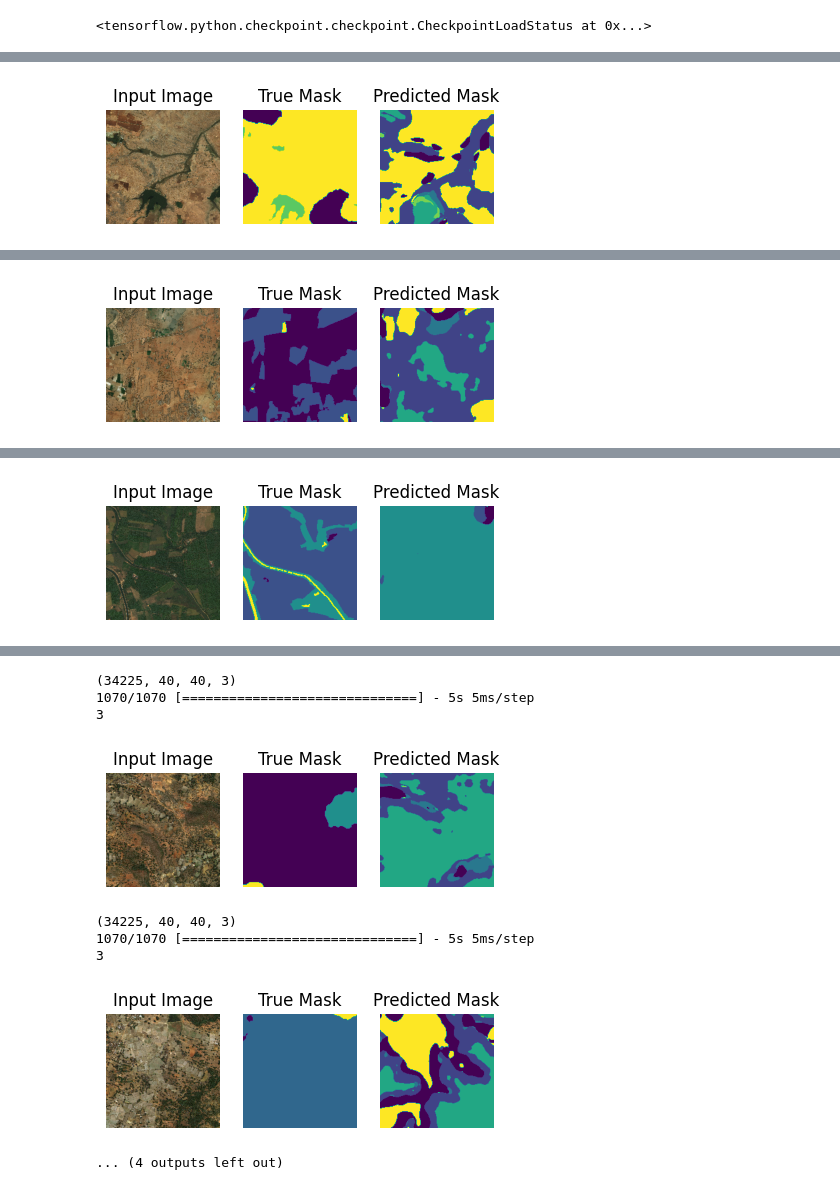
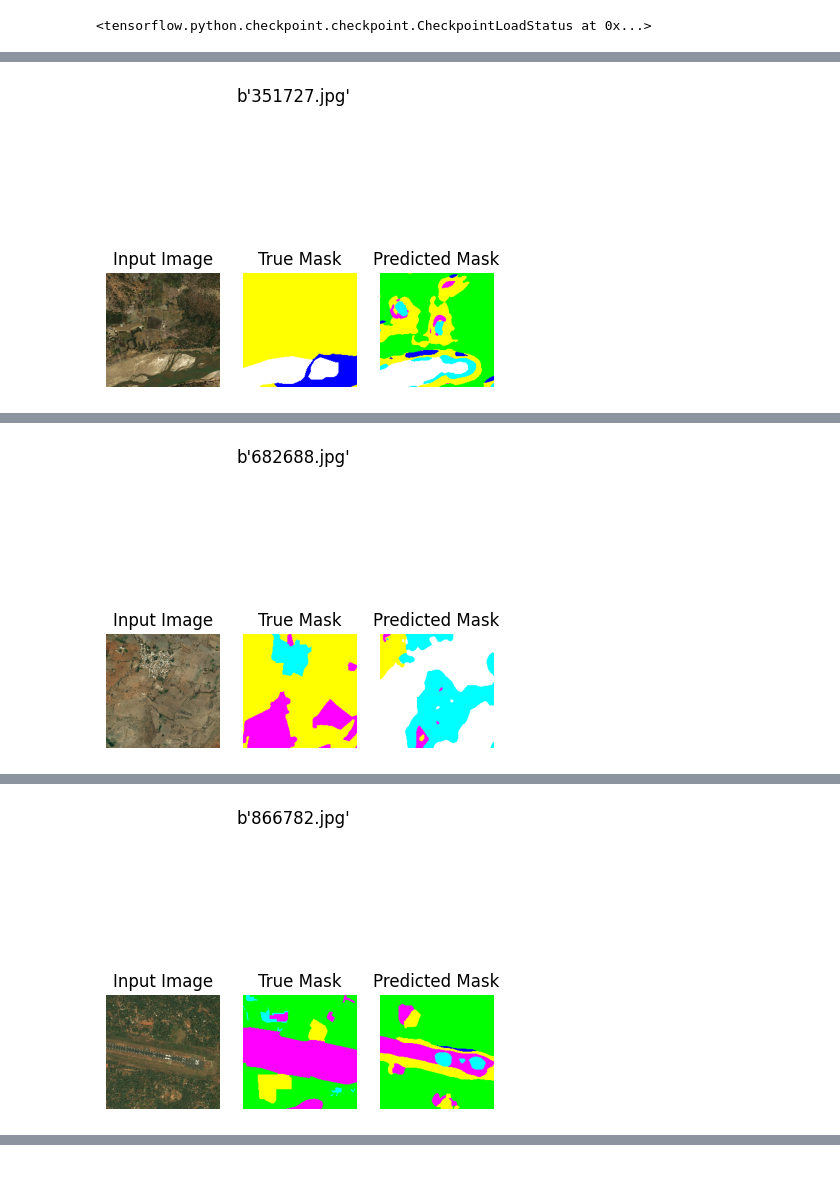
Before and after one commit to rondo-lehner/CM3070_Final_project, a Jupyter notebook: notebooks/m1_03_improve_training.ipynb, the cells around one changed output, grey strips where cells are left out. Drawn from its saved outputs; the diff is of its cells as text; code cells hidden in the pictures.

Commit message:
show file_name in display

```diff
--- a/notebooks/m1_03_improve_training.ipynb
+++ b/notebooks/m1_03_improve_training.ipynb
@@ -20,7 +23,7 @@ PATCH_SIZE_ANNOTATION = 2
 PATCH_STRIDE = 1
 SLICE_TRAIN = ':10'
 SLICE_VALID = '10:12'
-SLICE_TEST = '700:720'
+SLICE_TEST = '720:800'
 
 checkpoint_filepath = os.path.join(os.getcwd(),'..', 'models', 'ckpt', 'early_convnet')
 # %%
@@ -35,8 +38,27 @@ input_pipeline = convnet_pipeline.ConvnetPipeline(
     PATCH_SIZE_ANNOTATION,
     PATCH_STRIDE
 )
+# %%
+def index_to_rgb(indexed_image):
+    palette = [
+        [0, 255, 255],   # urban_land
+        [255, 255, 0],   # agriculture_land
+        [255, 0, 255],   # rangeland
+        [0, 255, 0],     # forest_land
+        [0, 0, 255],     # water
+        [255, 255, 255], # barren_land
+        [0, 0, 0]        # unknown
+    ]
+
+    # Convert indexed image to one-hot representation
+    one_hot_map = tf.one_hot(tf.squeeze(indexed_image, axis=-1), depth=len(palette), dtype=tf.float32)
+
+    # Use one-hot map and palette to reconstruct RGB image
+    reconstructed_image = tf.reduce_sum(tf.expand_dims(one_hot_map, axis=-1) * tf.constant(palette, dtype=tf.float32), axis=-2)
+
+    return tf.cast(reconstructed_image, dtype=tf.uint8)
 # %%
-def display(display_list):
+def display(display_list, file_name):
     plt.figure(figsize=(5, 5))
 
     title = ['Input Image', 'True Mask', 'Predicted Mask']
@@ -45,8 +67,12 @@ def display(display_list):
     for i in range(len(display_list)):
         plt.subplot(1, len(display_list), i+1)
         plt.title(title[i])
-        plt.imshow(tf.keras.utils.array_to_img(display_list[i][0]))
+        data = display_list[i][0]
+        if i > 0:
+            data = index_to_rgb(data)
+        plt.imshow(tf.keras.utils.array_to_img(data, data_format='channels_last'))
         plt.axis('off')
+    plt.suptitle(file_name[0].numpy())
     plt.show()
 # %%
 checkpoint_filepath
@@ -60,14 +86,14 @@ model.load_weights(latest)
 # %% [output]
 <tensorflow.python.checkpoint.checkpoint.CheckpointLoadStatus at 0x...>
 # %%
-for p, m, i in input_pipeline.test.take(8):
+for p, m, i, file_name in input_pipeline.test.skip(16).take(4):
     # print(tf.unique(tf.argmax(tf.reshape(m, shape=[-1, 7]), axis=1)))
     gt = m
     print(p.shape)
     y = model.predict(p)
     gt_mask = tf.reshape(tf.argmax(input=gt, axis=3), shape=(1, 185, 185, 1))
     mask = tf.reshape(tf.argmax(input=y, axis=3), shape=(1, 185, 185, 1))
-    display([i, gt_mask, mask])
+    display([i, gt_mask, mask], file_name)
     # display(gt_mask)
 # %% [output]
 (34225, 40, 40, 3)
@@ -75,3 +101,3 @@ for p, m, i in input_pipeline.test.take(8):
 3
-[figure, old version]
+[figure, new version]
 (34225, 40, 40, 3)
@@ -79,3 +105,3 @@ for p, m, i in input_pipeline.test.take(8):
 3
-[figure, old version]
+[figure, new version]
 (34225, 40, 40, 3)
@@ -83,3 +109,3 @@ for p, m, i in input_pipeline.test.take(8):
 3
-[figure, old version]
+[figure, new version]
 (34225, 40, 40, 3)
@@ -89,9 +114,0 @@ for p, m, i in input_pipeline.test.take(8):
-(34225, 40, 40, 3)
-1070/1070 [==============================] - 5s 5ms/step
-3
-[figure, removed]
-(34225, 40, 40, 3)
-1070/1070 [==============================] - 5s 5ms/step
-3
-[figure, removed]
-... (4 outputs left out)
```
Also changed, not shown: parts of 2 cells of this notebook.
